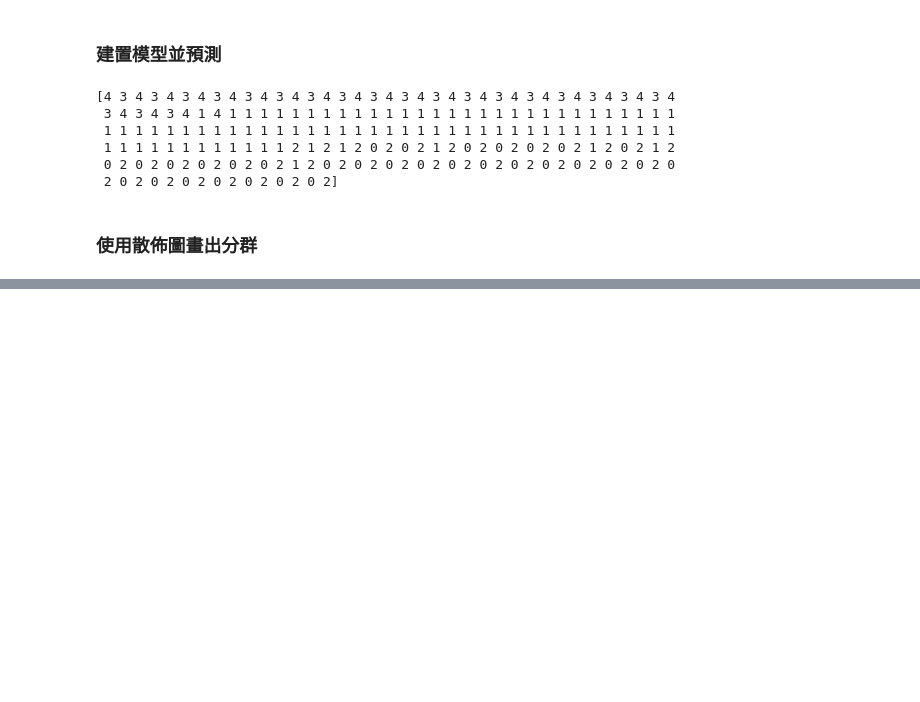
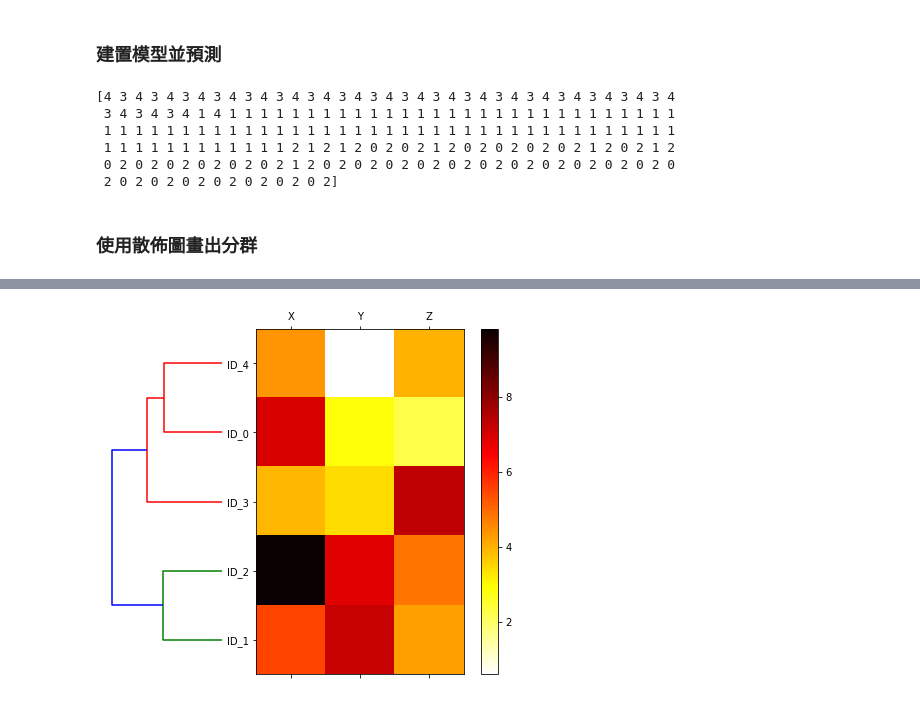
Before and after one commit to liuscott/Machine_Learning_Udemy, a Jupyter notebook: Hierarchical.ipynb, the cells around one changed output, grey strips where cells are left out. Drawn from its saved outputs; the diff is of its cells as text; code cells hidden in the pictures; blank space fills up the shorter version.

```diff
--- a/Hierarchical.ipynb
+++ b/Hierarchical.ipynb
@@ -152,0 +155,50 @@ plt.show()
+# %%
+import pandas as pd
+import numpy as np
+
+np.random.seed(123)
+
+variables = ['X', 'Y', 'Z']
+labels = ['ID_0', 'ID_1', 'ID_2', 'ID_3', 'ID_4']
+
+X = np.random.random_sample([5, 3])*10
+df = pd.DataFrame(X, columns=variables, index=labels)
+from scipy.spatial.distance import pdist, squareform
+
+row_dist = pd.DataFrame(squareform(pdist(df, metric='euclidean')),
+                        columns=labels,
+                        index=labels)
+# %%
+from scipy.cluster.hierarchy import linkage
+
+row_clusters = linkage(row_dist, method='complete', metric='euclidean')
+# %%
+from scipy.cluster.hierarchy import dendrogram
+# plot row dendrogram
+fig = plt.figure(figsize=(8, 8), facecolor='white')
+axd = fig.add_axes([0.09, 0.1, 0.2, 0.6])
+
+# note: for matplotlib < v1.5.1, please use orientation='right'
+row_dendr = dendrogram(row_clusters, orientation='left')
+
+# reorder data with respect to clustering
+df_rowclust = df.iloc[row_dendr['leaves'][::-1]]
+
+axd.set_xticks([])
+axd.set_yticks([])
+
+# remove axes spines from dendrogram
+for i in axd.spines.values():
+        i.set_visible(False)
+
+# plot heatmap
+axm = fig.add_axes([0.23, 0.1, 0.6, 0.6])  # x-pos, y-pos, width, height
+cax = axm.matshow(df_rowclust, interpolation='nearest', cmap='hot_r')
+fig.colorbar(cax)
+axm.set_xticklabels([''] + list(df_rowclust.columns))
+axm.set_yticklabels([''] + list(df_rowclust.index))
+
+# plt.savefig('./figures/heatmap.png', dpi=300)
+plt.show()
+# %% [output]
+[figure, added]
```
Also changed, not shown: parts of 2 cells of this notebook.
